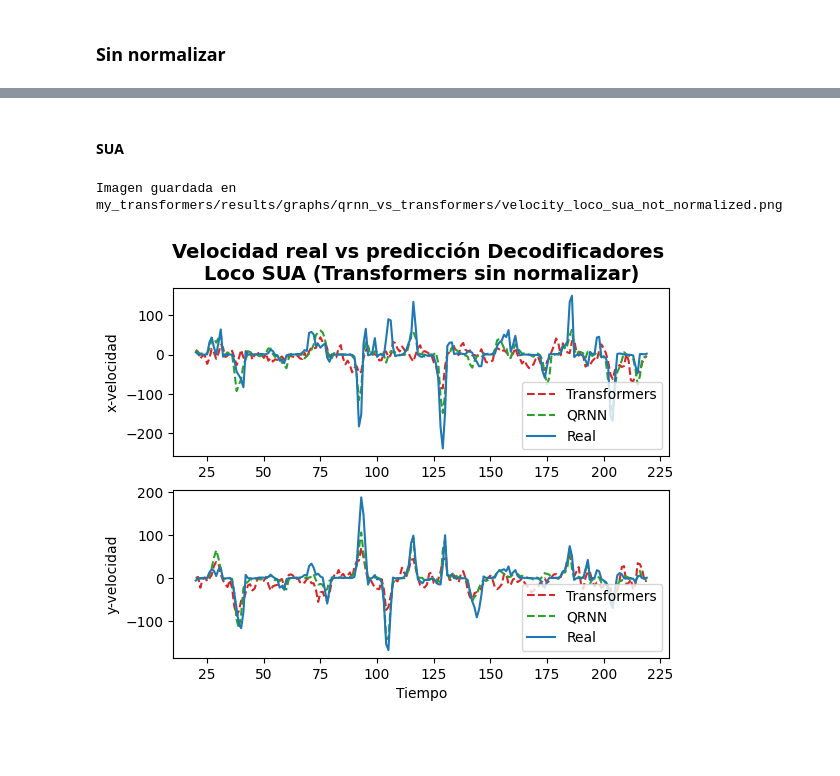
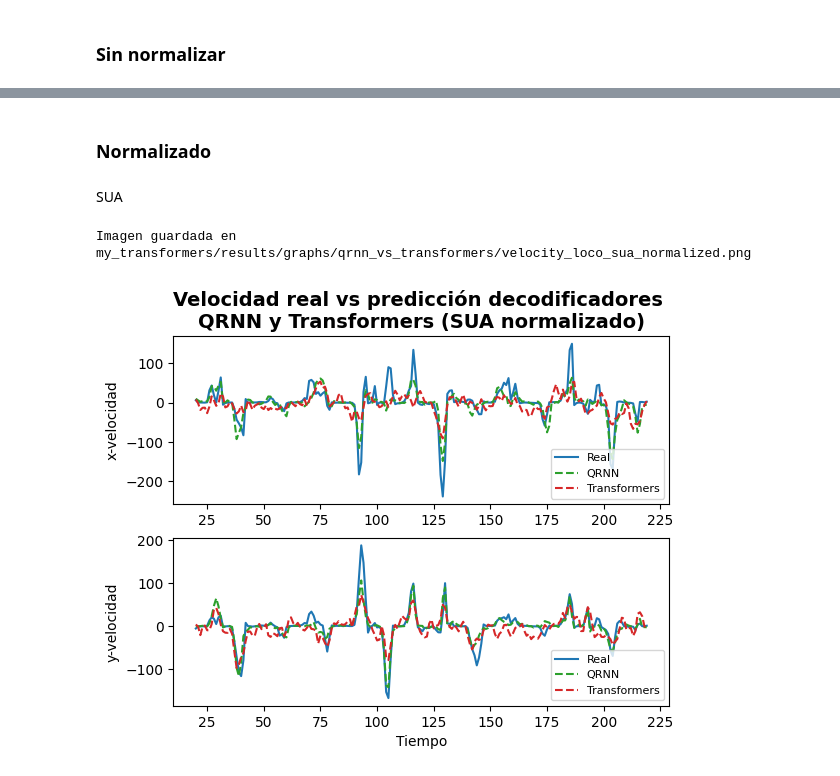
Before and after one commit to pmelof/tesis_transformers, a Jupyter notebook: order copy.ipynb, the cells around one changed output, grey strips where cells are left out. Drawn from its saved outputs; the diff is of its cells as text; code cells hidden in the pictures; blank space fills up the shorter version.

Commit message:
gráficos join vs qrnn

```diff
--- a/order copy.ipynb
+++ b/order copy.ipynb
@@ -1275,23 +1275,23 @@ def graphVelocitiesQRNNvsTransformers(y_test_pred_qrnn, y_test_pred_trans, y_tes
     x = range(init, end)
 
     plt.subplot(2, 1, 1)
+    plt.plot(x, np.transpose(y_test)[0][init:end], color = 'tab:blue', label = 'Real')
+    plt.plot(x, np.transpose(y_test_pred_qrnn)[0][init-4:end-4], '--', color = 'tab:green', label = 'QRNN') # QRNN
     plt.plot(x, np.transpose(y_test_pred_trans)[0][init:end], '--', color = 'tab:red', label = 'Transformers') # Transformers
-    plt.plot(x, np.transpose(y_test_pred_qrnn)[0][init-4:end-4], '--', color = 'tab:green', label = 'QRNN') # QRNN
-    plt.plot(x, np.transpose(y_test)[0][init:end], color = 'tab:blue', label = 'Real')
     plt.ylabel(y_label_1)
     plt.xlabel(x_label_1)
     plt.title(title, fontdict = {'fontsize':14, 'fontweight':'bold'})
     # plt.legend(bbox_to_anchor=(1.22, -0.01), loc = 'lower right')
-    plt.legend(loc = 'lower right')
+    plt.legend(fontsize=8,loc = 'lower right')
 
     plt.subplot(2, 1, 2)
+    plt.plot(x, np.transpose(y_test)[1][init:end], color = 'tab:blue', label = 'Real')
+    plt.plot(x, np.transpose(y_test_pred_qrnn)[1][init-4:end-4], '--', color = 'tab:green', label = 'QRNN') # QRNN
     plt.plot(x, np.transpose(y_test_pred_trans)[1][init:end], '--', color = 'tab:red', label = 'Transformers') # Transformers
-    plt.plot(x, np.transpose(y_test_pred_qrnn)[1][init-4:end-4], '--', color = 'tab:green', label = 'QRNN') # QRNN
-    plt.plot(x, np.transpose(y_test)[1][init:end], color = 'tab:blue', label = 'Real')
     plt.ylabel(y_label_2)
     plt.xlabel(x_label_2)
     # plt.legend(bbox_to_anchor=(1.22, -0.01), loc = 'lower right')
-    plt.legend(loc = 'lower right')
+    plt.legend(fontsize=8, loc = 'lower right')
     # set the spacing between subplots
     # plt.subplots_adjust(left=0.1, right=0.9, top=0.9, wspace=0.4, hspace=0.4)
 
@@ -2130,19 +2197,30 @@ y_test_trans_mua_not_normalized, y_test_pred_trans_mua_not_normalized = getVeloc
 # %% [markdown]
-#### SUA
+### Normalizado
+# %%
+# Obtener velocidades Transformers normalizado
+file_results_trans = "loco_20170227_04_baks_rounded_1.h5"
+# SUA
+dir_results_trans_sua_normalized = "my_transformers/eval/only_velocity/normalized/results/loco/sua"
+y_test_trans_sua_normalized, y_test_pred_trans_sua_normalized = getVelocities(dir_results=dir_results_trans_sua_normalized, file_results=file_results_trans, method="transformers")
+# MUA
+dir_results_trans_mua_normalized = "my_transformers/eval/only_velocity/normalized/results/loco/mua"
+y_test_trans_mua_normalized, y_test_pred_trans_mua_normalized = getVelocities(dir_results=dir_results_trans_mua_normalized, file_results=file_results_trans, method="transformers")
+# %% [markdown]
+SUA
 # %%
-# Grafico velocidades QRNN vs. Transformers sin normalizar
+# Grafico velocidades QRNN vs. Transformers normalizado
 graphVelocitiesQRNNvsTransformers(
     y_test_pred_qrnn = y_test_pred_qrnn_sua,
-    y_test_pred_trans = y_test_pred_trans_sua_not_normalized,
-    y_test=y_test_trans_sua_not_normalized,
-    title="Velocidad real vs predicción Decodificadores \nLoco SUA (Transformers sin normalizar)",
+    y_test_pred_trans = y_test_pred_trans_sua_normalized,
+    y_test=y_test_trans_sua_normalized,
+    title="Velocidad real vs predicción decodificadores \nQRNN y Transformers (SUA normalizado)",
     x_label_1="",
     y_label_1="x-velocidad",
     x_label_2="Tiempo",
     y_label_2="y-velocidad",
-    output_filepath= "my_transformers/results/graphs/qrnn_vs_transformers/velocity_loco_sua_not_normalized.png",
+    output_filepath= "my_transformers/results/graphs/qrnn_vs_transformers/velocity_loco_sua_normalized.png",
     init=20,
     end=220)
 # %% [output]
-Imagen guardada en my_transformers/results/graphs/qrnn_vs_transformers/velocity_loco_sua_not_normalized.png
+Imagen guardada en my_transformers/results/graphs/qrnn_vs_transformers/velocity_loco_sua_normalized.png
-[figure, old version]
+[figure, new version]
```
Also changed, not shown: parts of 20 cells of this notebook.
